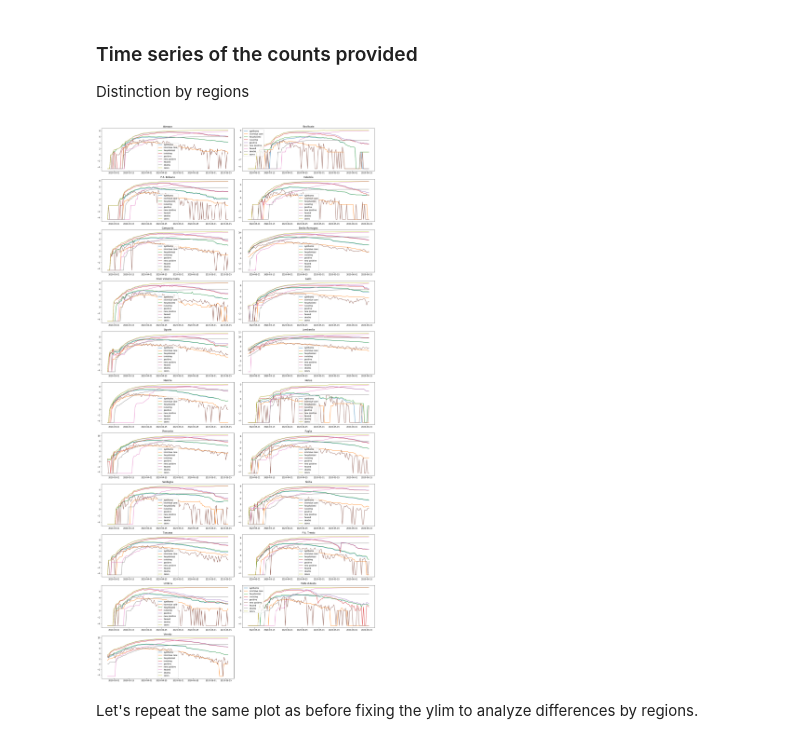
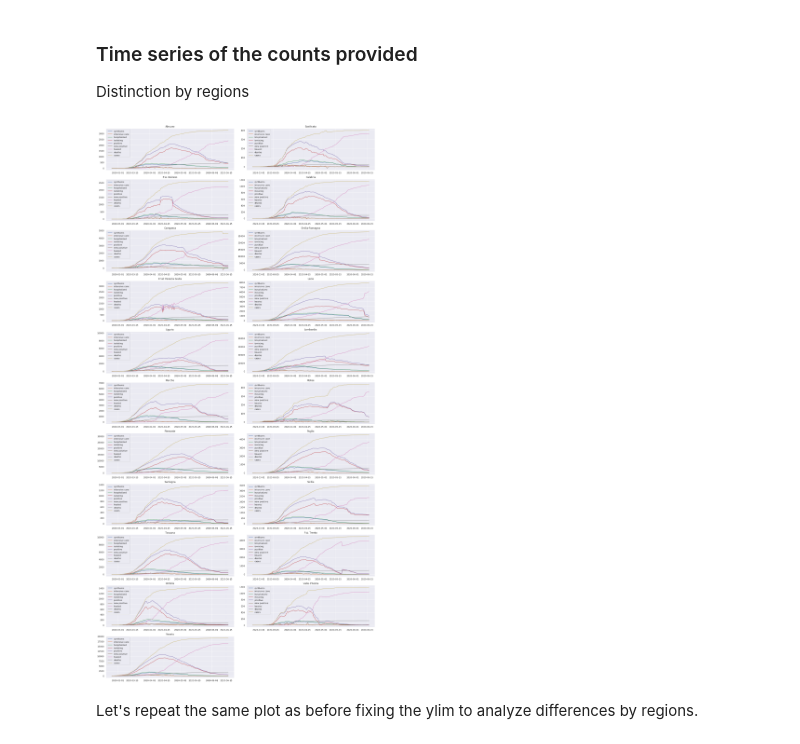
Before and after one commit to fedepiro96/APAD-project, a Jupyter notebook: benci-pirona.ipynb, the cells around one changed output. Saved outputs shown, nothing was run; the diff lists cells and outputs as text; code cells hidden in the pictures.

```diff
--- a/benci-pirona.ipynb
+++ b/benci-pirona.ipynb
@@ -292,7 +299,9 @@ display(region['data'][0], province['data'][0])   # check the date format
 # %%
 # add new date as datetime object
 region['date'] = [datetime.strptime(x, "%Y-%m-%dT%H:%M:%S").date() for x in region['data']]
+region = region.drop('data', axis=1)
 province['date'] = [datetime.strptime(x, "%Y-%m-%dT%H:%M:%S").date() for x in province['data']]
+province = province.drop('data', axis=1)
 # %%
 region['date']
 # %% [output]
@@ -477,21 +348,21 @@ def trim_axs(axs, N):
 # %%
 fig1, axs = plt.subplots(rows, cols, figsize=figsize, constrained_layout=True)
 axs = trim_axs(axs, len(regions_names))
 for ax, reg in zip(axs, regions_names):
     ax.set_title(str(reg))
     df_r = region[region['denominazione_regione']==reg]
-    ax.plot(df_r['date'], np.log(df_r['ricoverati_con_sintomi']+0.01), label='synthoms')
-    ax.plot(df_r['date'], np.log(df_r['terapia_intensiva']+0.01), label='intensive care')
-    ax.plot(df_r['date'], np.log(df_r['totale_ospedalizzati']+0.01), label='hospitalized')
-    ax.plot(df_r['date'], np.log(df_r['isolamento_domiciliare']+0.01), label='isolating')
-    ax.plot(df_r['date'], np.log(df_r['totale_positivi']+0.01), label='positive')
-    ax.plot(df_r['date'], np.log(df_r['nuovi_positivi']+0.01), label='new positive')
-    ax.plot(df_r['date'], np.log(df_r['dimessi_guariti']+0.01), label='healed')
-    ax.plot(df_r['date'], np.log(df_r['deceduti']+0.01), label='deaths')
-    ax.plot(df_r['date'], np.log(df_r['totale_casi']+0.01), label='cases')
+    ax.plot(df_r['date'], df_r['ricoverati_con_sintomi'], label='synthoms')
+    ax.plot(df_r['date'], df_r['terapia_intensiva'], label='intensive care')
+    ax.plot(df_r['date'], df_r['totale_ospedalizzati'], label='hospitalized')
+    ax.plot(df_r['date'], df_r['isolamento_domiciliare'], label='isolating')
+    ax.plot(df_r['date'], df_r['totale_positivi'], label='positive')
+    ax.plot(df_r['date'], df_r['nuovi_positivi'], label='new positive')
+    ax.plot(df_r['date'], df_r['dimessi_guariti'], label='healed')
+    ax.plot(df_r['date'], df_r['deceduti'], label='deaths')
+    ax.plot(df_r['date'], df_r['totale_casi'], label='cases')
     ax.legend()
 # %% [output]
-[figure, old version]
+[figure, new version]
 # %% [markdown]
 Let's repeat the same plot as before fixing the ylim to analyze differences by regions.
 # %%
```
Also changed, not shown: parts of 105 cells of this notebook.
